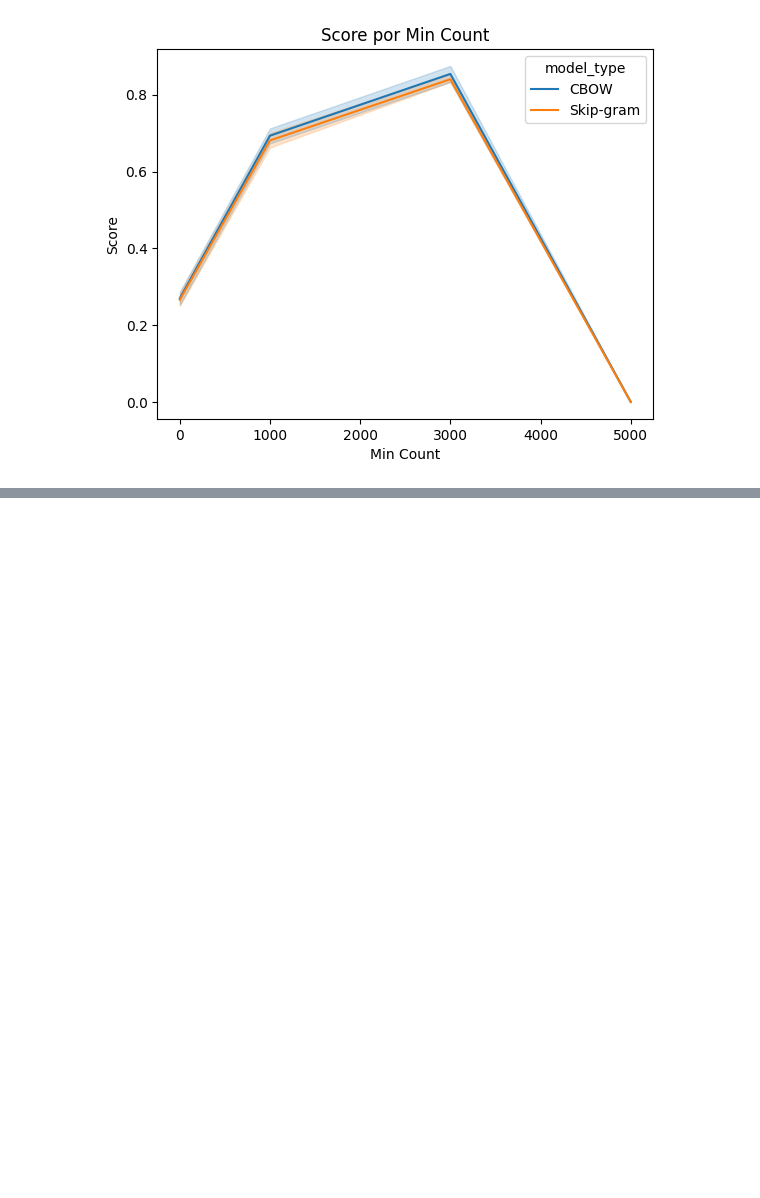
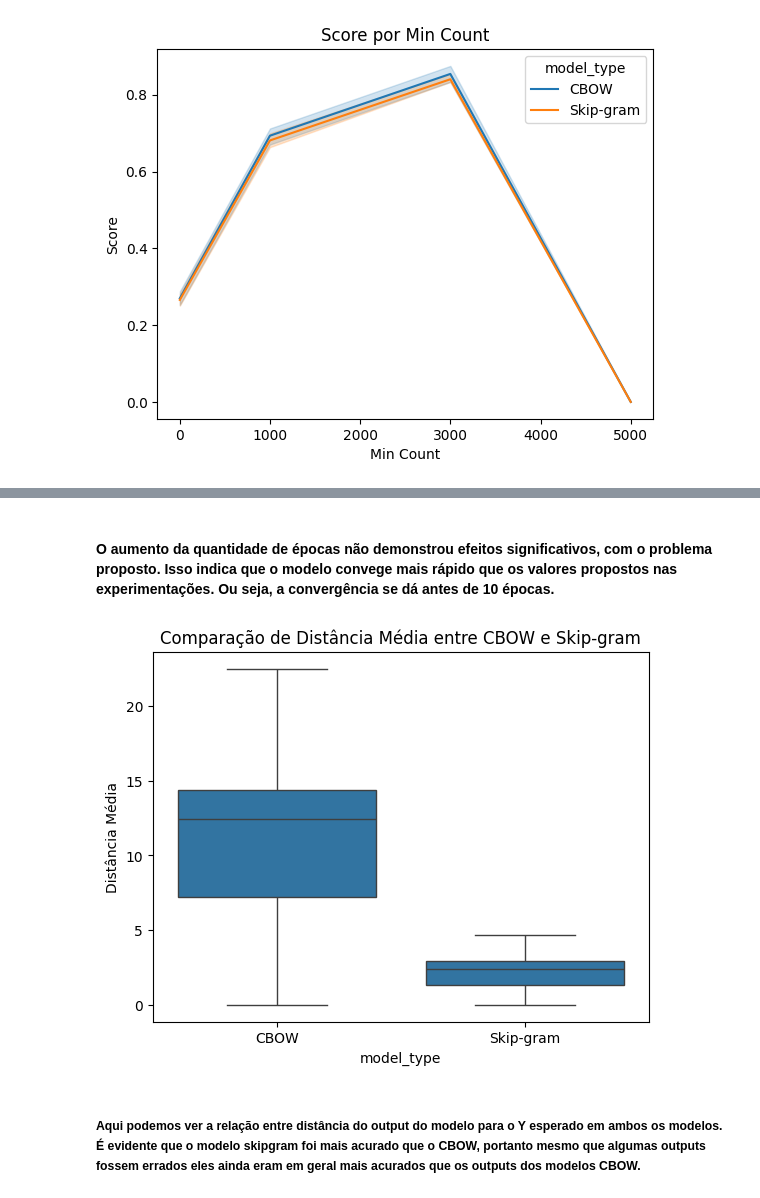
Before and after one commit to DiegoHMM/NLP, a Jupyter notebook: LanguageModelAnalisys/main.ipynb, the cells around one changed output, grey strips where cells are left out. Saved outputs shown, nothing was run; the diff lists cells and outputs as text; code cells hidden in the pictures; blank space fills up the shorter version.

Commit message:
Feat:// finalizada a análise de resultados

```diff
--- a/LanguageModelAnalisys/main.ipynb
+++ b/LanguageModelAnalisys/main.ipynb
@@ -282,0 +284,12 @@ plt.show()
+# %% [markdown]
+#### O aumento da quantidade de épocas não demonstrou efeitos significativos, com o problema proposto. Isso indica que o modelo convege mais rápido que os valores propostos nas experimentações. Ou seja, a convergência se dá antes de 10 épocas.
+# %%
+#Show average distance per model
+sns.boxplot(x='model_type', y='avg_distance', data=df_results)
+plt.title('Comparação de Distância Média entre CBOW e Skip-gram')
+plt.ylabel('Distância Média')
+plt.show()
+# %% [output]
+[figure, added]
+# %% [markdown]
+##### Aqui podemos ver a relação entre distância do output do modelo para o Y esperado em ambos os modelos. É evidente que o modelo skipgram foi mais acurado que o CBOW, portanto mesmo que algumas outputs fossem errados eles ainda eram em geral mais acurados que os outputs dos modelos CBOW.
```
Also changed, not shown: parts of 15 cells of this notebook.
